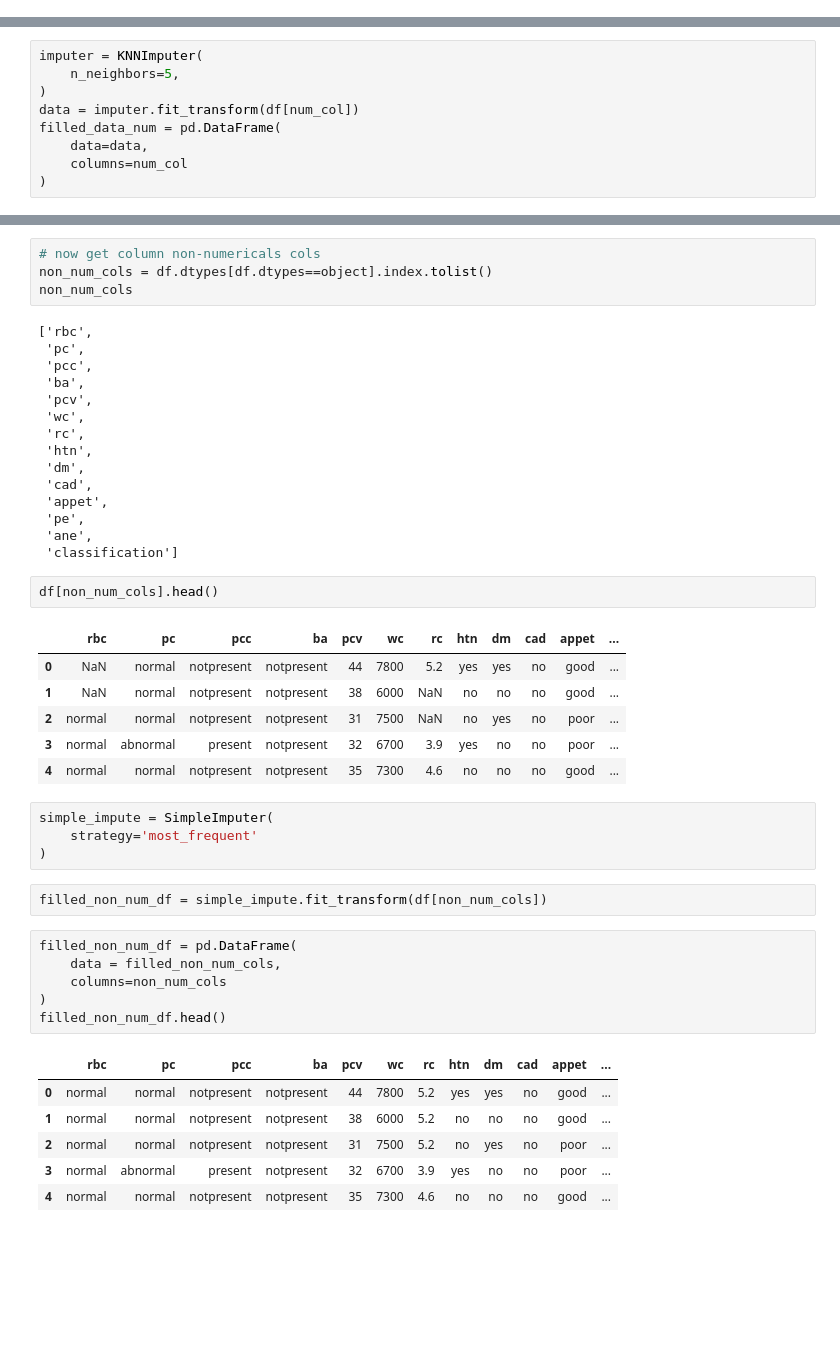
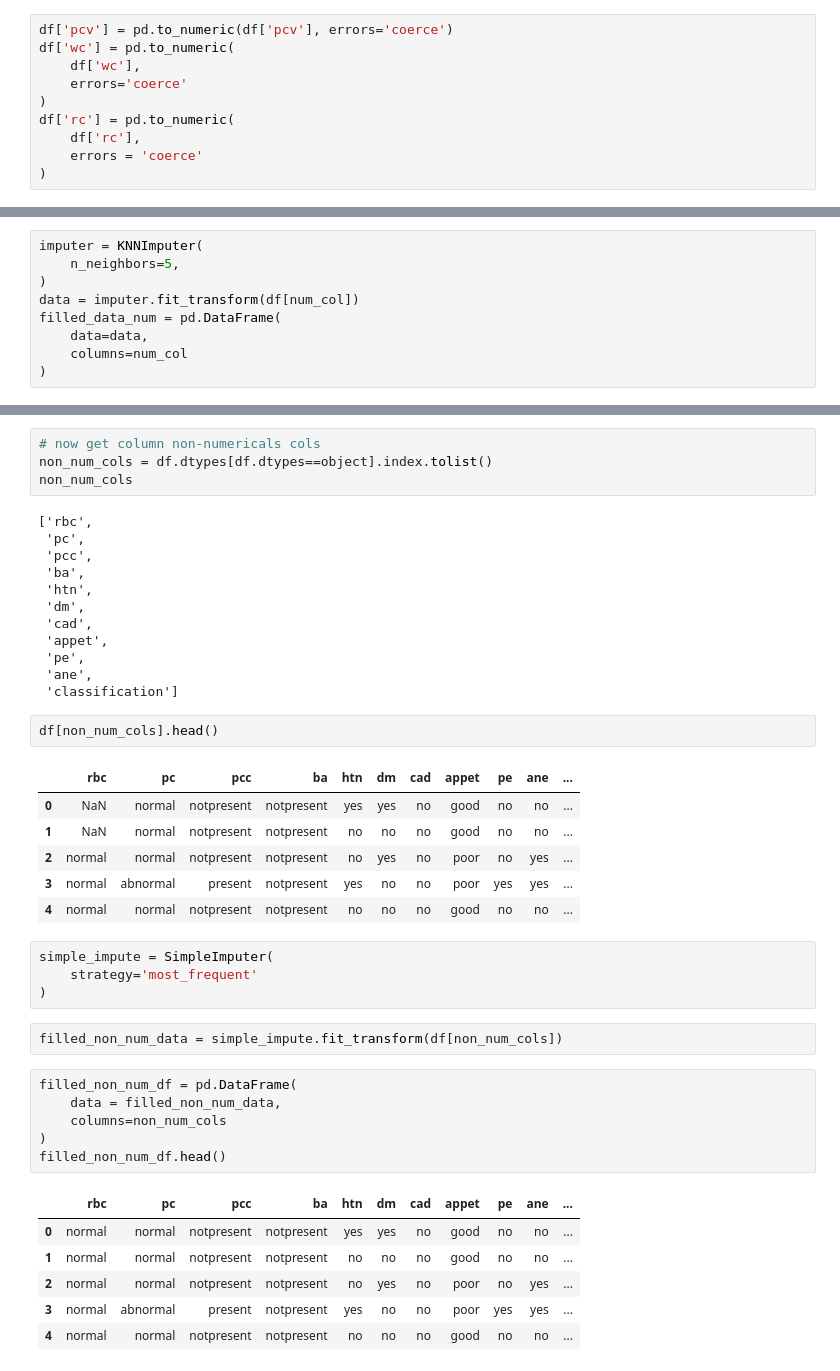
Before and after one commit to junaidulhassan/My-All-Kaggle-Jupyter-Notebooks, a Jupyter notebook: Chronic-Kidney-Disease-Detection/notebook.ipynb, the cells around one changed output, grey strips where cells are left out. Drawn from its saved outputs; the diff is of its cells as text; blank space fills up the shorter version.

```diff
--- a/Chronic-Kidney-Disease-Detection/notebook.ipynb
+++ b/Chronic-Kidney-Disease-Detection/notebook.ipynb
@@ -38,6 +38,16 @@ df.drop(
     axis=1,
     inplace=True
 )
+# %%
+df['pcv'] = pd.to_numeric(df['pcv'], errors='coerce')
+df['wc'] = pd.to_numeric(
+    df['wc'],
+    errors='coerce'
+)
+df['rc'] = pd.to_numeric(
+    df['rc'],
+    errors = 'coerce'
+)
 # %%
 df.info()
 # %% [output]
@@ -177,9 +200,6 @@ non_num_cols
  'pc',
  'pcc',
  'ba',
- 'pcv',
- 'wc',
- 'rc',
  'htn',
  'dm',
  'cad',
@@ -190,31 +210,31 @@ non_num_cols
 # %%
 df[non_num_cols].head()
 # %% [output]
-|  | rbc | pc | pcc | ba | pcv | wc | rc | htn | dm | cad | appet | ... |
-| 0 | NaN | normal | notpresent | notpresent | 44 | 7800 | 5.2 | yes | yes | no | good | ... |
-| 1 | NaN | normal | notpresent | notpresent | 38 | 6000 | NaN | no | no | no | good | ... |
-| 2 | normal | normal | notpresent | notpresent | 31 | 7500 | NaN | no | yes | no | poor | ... |
-| 3 | normal | abnormal | present | notpresent | 32 | 6700 | 3.9 | yes | no | no | poor | ... |
-| 4 | normal | normal | notpresent | notpresent | 35 | 7300 | 4.6 | no | no | no | good | ... |
+|  | rbc | pc | pcc | ba | htn | dm | cad | appet | pe | ane | ... |
+| 0 | NaN | normal | notpresent | notpresent | yes | yes | no | good | no | no | ... |
+| 1 | NaN | normal | notpresent | notpresent | no | no | no | good | no | no | ... |
+| 2 | normal | normal | notpresent | notpresent | no | yes | no | poor | no | yes | ... |
+| 3 | normal | abnormal | present | notpresent | yes | no | no | poor | yes | yes | ... |
+| 4 | normal | normal | notpresent | notpresent | no | no | no | good | no | no | ... |
 # %%
 simple_impute = SimpleImputer(
     strategy='most_frequent'
 )
 # %%
-filled_non_num_df = simple_impute.fit_transform(df[non_num_cols])
+filled_non_num_data = simple_impute.fit_transform(df[non_num_cols])
 # %%
 filled_non_num_df = pd.DataFrame(
-    data = filled_non_num_cols,
+    data = filled_non_num_data,
     columns=non_num_cols
 )
 filled_non_num_df.head()
 # %% [output]
-|  | rbc | pc | pcc | ba | pcv | wc | rc | htn | dm | cad | appet | ... |
-| 0 | normal | normal | notpresent | notpresent | 44 | 7800 | 5.2 | yes | yes | no | good | ... |
-| 1 | normal | normal | notpresent | notpresent | 38 | 6000 | 5.2 | no | no | no | good | ... |
-| 2 | normal | normal | notpresent | notpresent | 31 | 7500 | 5.2 | no | yes | no | poor | ... |
-| 3 | normal | abnormal | present | notpresent | 32 | 6700 | 3.9 | yes | no | no | poor | ... |
-| 4 | normal | normal | notpresent | notpresent | 35 | 7300 | 4.6 | no | no | no | good | ... |
+|  | rbc | pc | pcc | ba | htn | dm | cad | appet | pe | ane | ... |
+| 0 | normal | normal | notpresent | notpresent | yes | yes | no | good | no | no | ... |
+| 1 | normal | normal | notpresent | notpresent | no | no | no | good | no | no | ... |
+| 2 | normal | normal | notpresent | notpresent | no | yes | no | poor | no | yes | ... |
+| 3 | normal | abnormal | present | notpresent | yes | no | no | poor | yes | yes | ... |
+| 4 | normal | normal | notpresent | notpresent | no | no | no | good | no | no | ... |
 # %%
 filled_data_num.isnull().sum()
 # %% [output]
```
Also changed, not shown: parts of 6 cells of this notebook.
